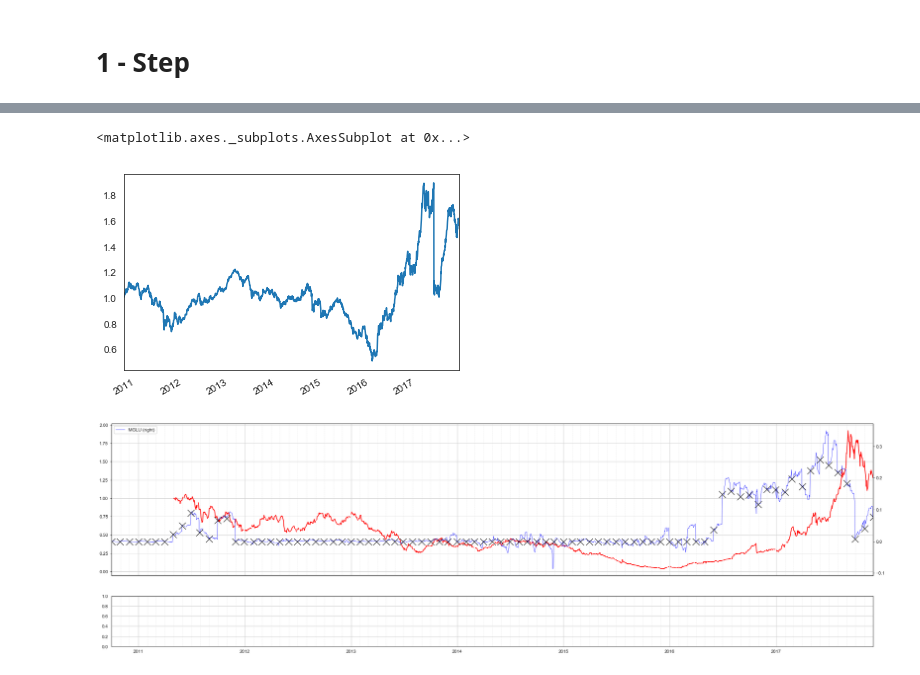
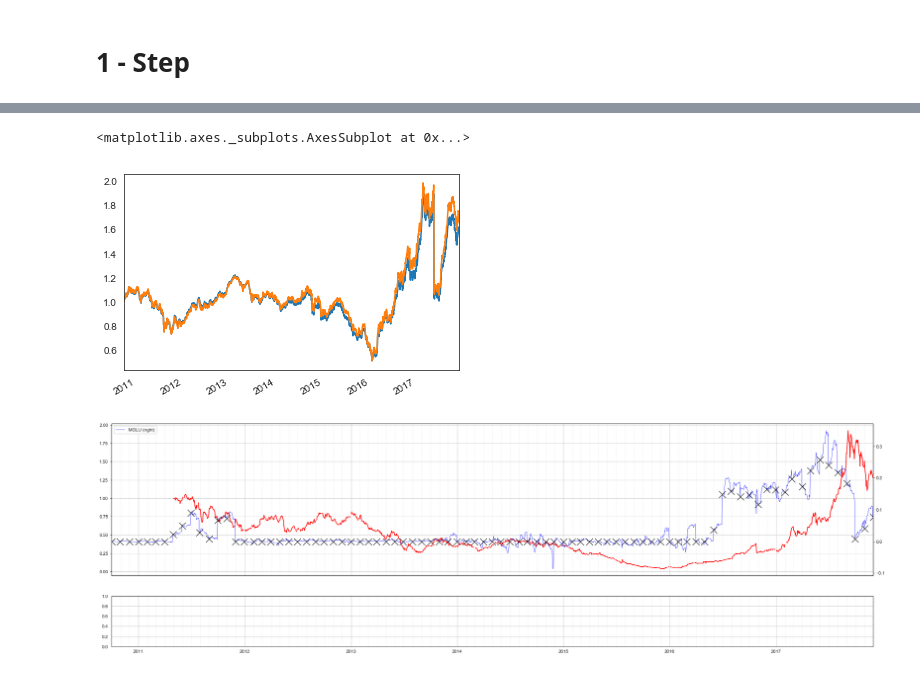
Before and after one commit to PablocFonseca/kalman_portfolio, a Jupyter notebook: 100 Alaska Black - Algoritimo Final.ipynb, the cells around one changed output, grey strips where cells are left out. Saved outputs shown, nothing was run; the diff lists cells and outputs as text; code cells hidden in the pictures.

```diff
--- a/100 Alaska Black - Algoritimo Final.ipynb
+++ b/100 Alaska Black - Algoritimo Final.ipynb
@@ -657,7 +698,7 @@ import tqdm
 kf = KalmanFilter(n_dim,2+ n_dim)
 kf.F *= 1
 kf.P = np.diag([0]*kf.dim_x)
-kf.Q *= 0.0025
+kf.Q *= np.sqrt(0.08)
 
 
 kf.x = states.iloc[0].fillna(0).values
@@ -680,7 +721,7 @@ for i,dt in tqdm.tqdm_notebook(enumerate(measurements.index), total=len(measurem
         #kf.H = np.vstack([signals.loc[dt].fillna(0).values.reshape(1,n_dim), np.diag(state_mask)]).astype(float)
         #kf.R = np.diag(np.hstack([np.array(1e-2), (state_mask * 0.05) + np.finfo(np.double).tiny])).astype(float)
         H = np.vstack([signals.loc[dt].fillna(0).values.reshape(1,kf.dim_x),  np.diag(state_mask), np.ones(kf.dim_x)]).astype(float)
-        R = np.eye(kf.dim_z) * 10
+        R = np.eye(kf.dim_z) * 0.3
         R[0,0] = 1e-5
         R[0,0] = 1e-5
 
@@ -710,9 +752,10 @@ Fundo | Correlacao <br> constante | Data <br> Inicio | Data <br> Fim | # <br> co
 {{nome_fundo}}| {{corr_fazer_nada}} | {{data_inicio}} | {{data_fim}} | {{n_cotas}} | {{n_alocacoes}} | {{corr_setor.round(4)}} | {{corr_2_step.round(4)}} | {{ corr_single_step.round(4)}}
 # %%
 (estimativas * signals).sum(axis=1).add(1).cumprod().plot()
+measurements.add(1).cumprod().plot()
 # %% [output]
 <matplotlib.axes._subplots.AxesSubplot at 0x...>
-[figure, old version]
+[figure, new version]
 # %%
 # verifica o ativo
 %matplotlib inline
```
Also changed, not shown: parts of 6 cells of this notebook.
